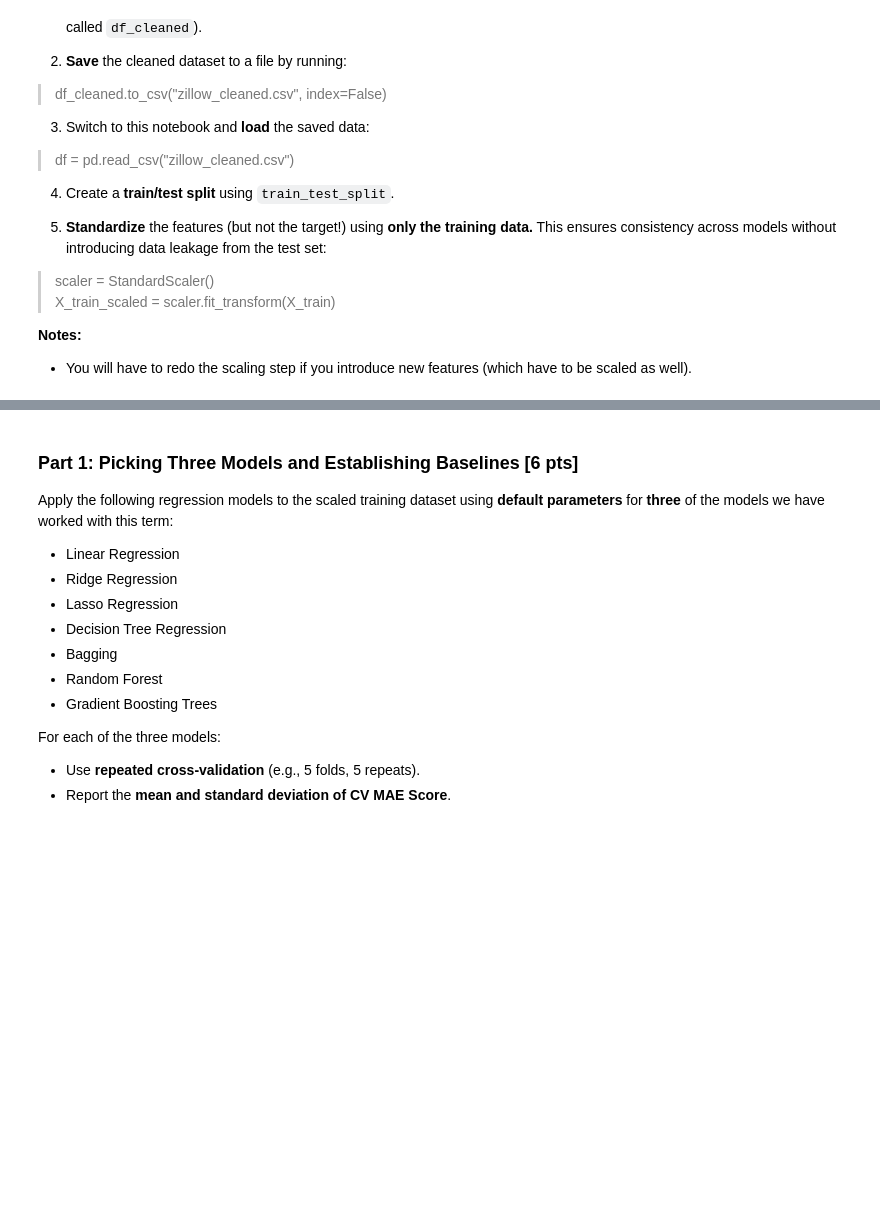
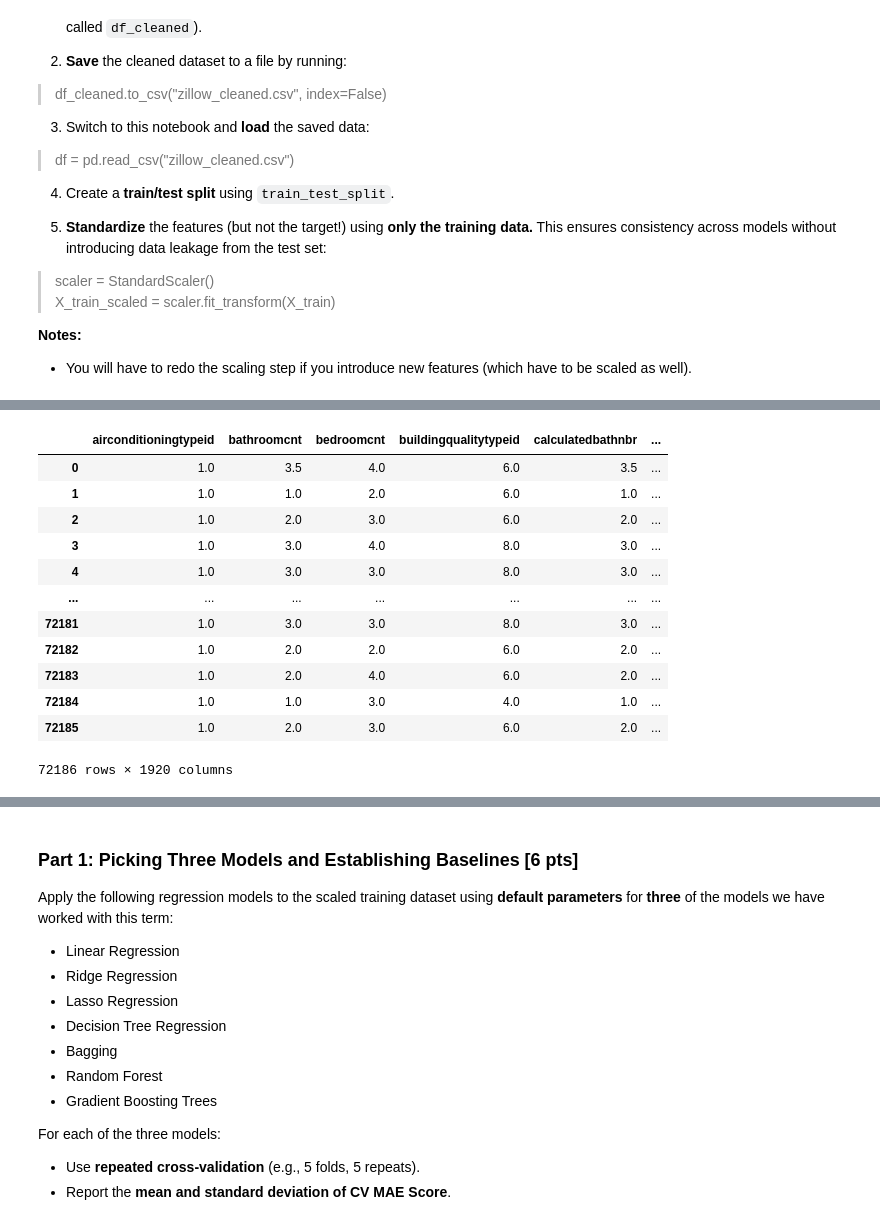
Before and after one commit to gwenythmederbu/603-Milestone-2, a Jupyter notebook: Milestone_02.ipynb, the cells around one changed output, grey strips where cells are left out. Saved outputs shown, nothing was run; the diff lists cells and outputs as text; code cells hidden in the pictures; blank space fills up the shorter version.

```diff
--- a/Milestone_02.ipynb
+++ b/Milestone_02.ipynb
@@ -132,3 +130,19 @@ FileNotFoundError: [Errno 2] No such file or directory: 'zillow_cleaned.csv'
+# %%
+df
+# %% [output]
+|  | airconditioningtypeid | bathroomcnt | bedroomcnt | buildingqualitytypeid | calculatedbathnbr | ... |
+| 0 | 1.0 | 3.5 | 4.0 | 6.0 | 3.5 | ... |
+| 1 | 1.0 | 1.0 | 2.0 | 6.0 | 1.0 | ... |
+| 2 | 1.0 | 2.0 | 3.0 | 6.0 | 2.0 | ... |
+| 3 | 1.0 | 3.0 | 4.0 | 8.0 | 3.0 | ... |
+| 4 | 1.0 | 3.0 | 3.0 | 8.0 | 3.0 | ... |
+| ... | ... | ... | ... | ... | ... | ... |
+| 72181 | 1.0 | 3.0 | 3.0 | 8.0 | 3.0 | ... |
+| 72182 | 1.0 | 2.0 | 2.0 | 6.0 | 2.0 | ... |
+| 72183 | 1.0 | 2.0 | 4.0 | 6.0 | 2.0 | ... |
+| 72184 | 1.0 | 1.0 | 3.0 | 4.0 | 1.0 | ... |
+| 72185 | 1.0 | 2.0 | 3.0 | 6.0 | 2.0 | ... |
+72186 rows × 1920 columns
 # %%
 df = df.select_dtypes(include=[np.number])
 df = df.dropna()
```
Also changed, not shown: parts of 8 cells of this notebook.
